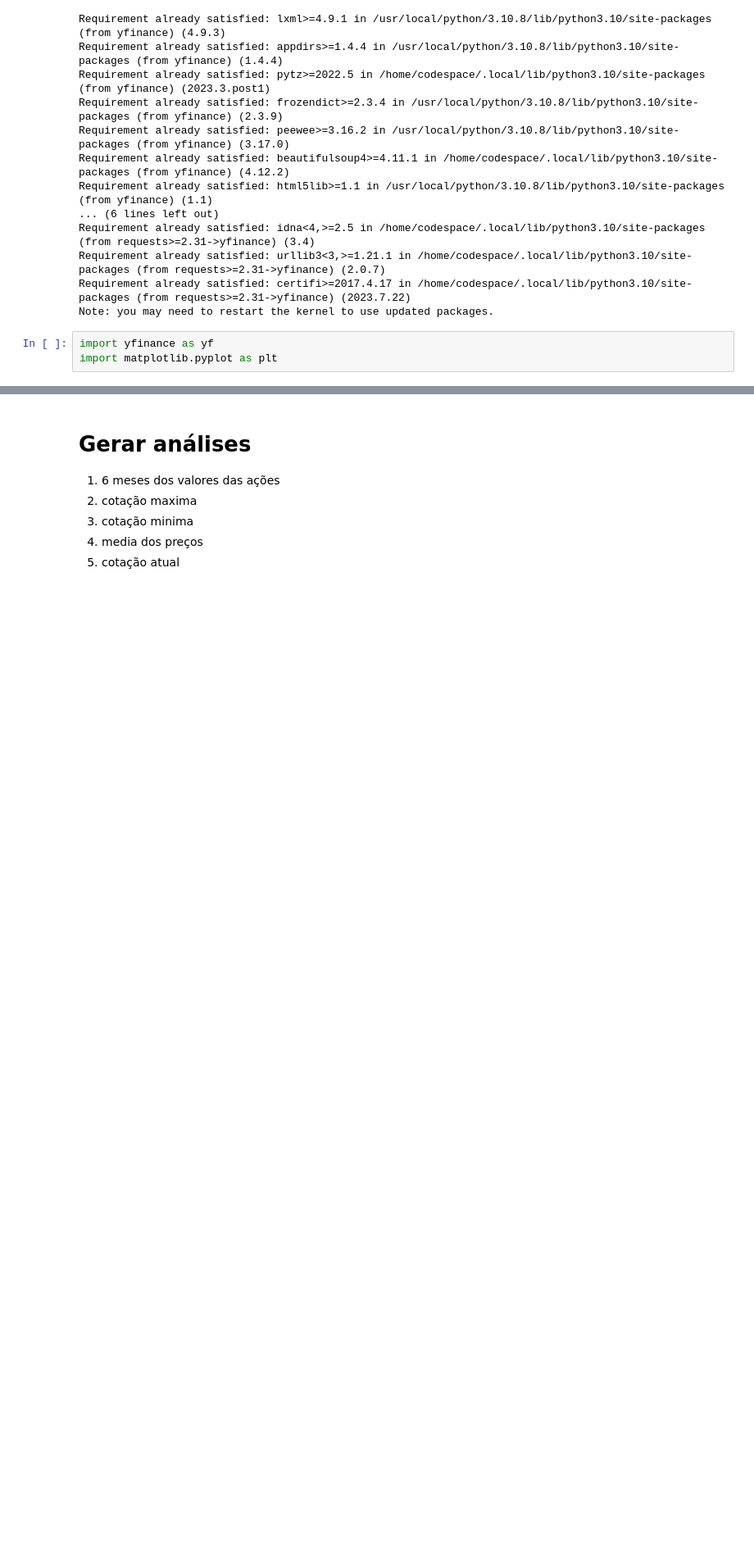
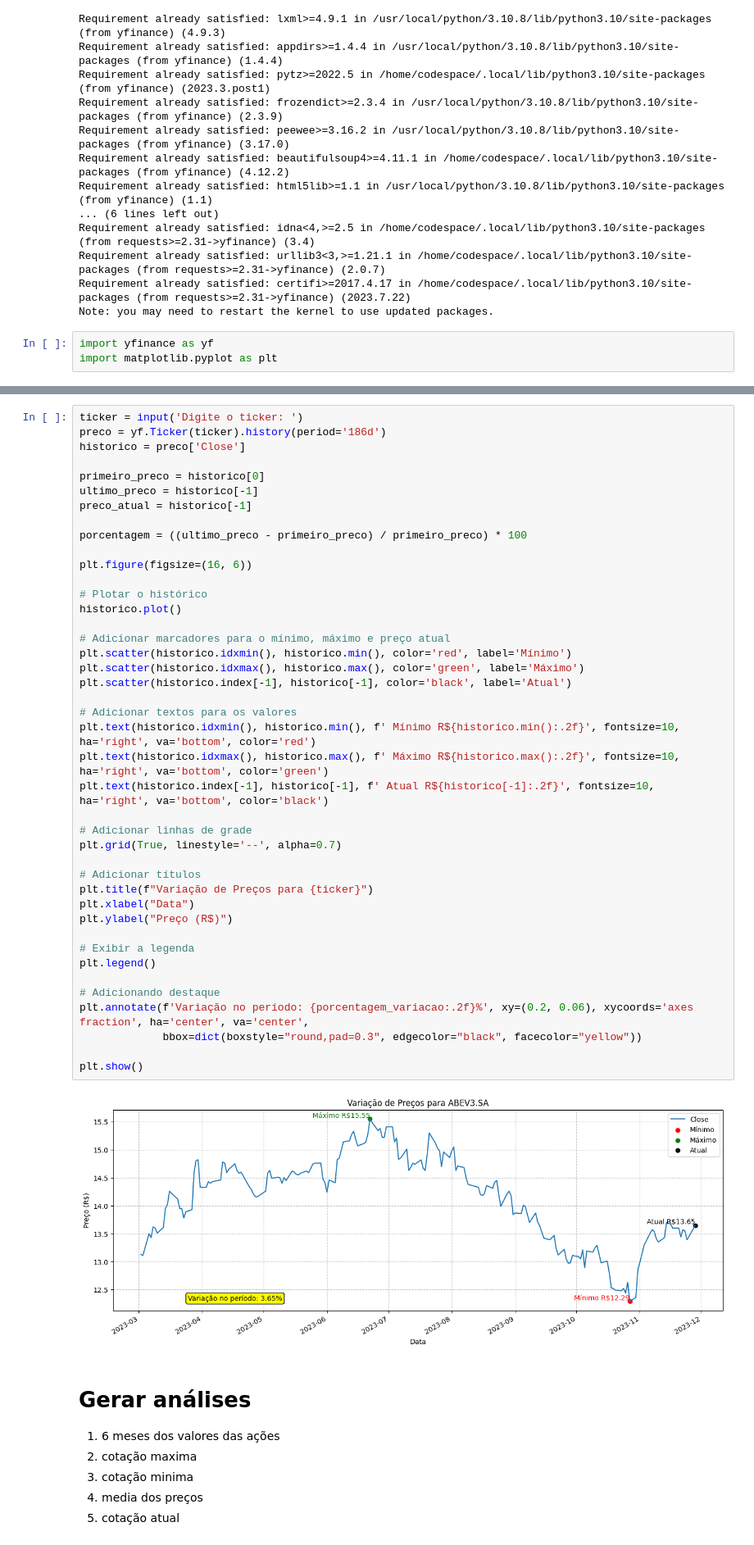
Before and after one commit to luisfernandogbraga/PROJETO_PESSOAL_ACOES, a Jupyter notebook: automação de processos.ipynb, the cells around one changed output, grey strips where cells are left out. Shown at 82% size. Cells and saved outputs as stored; diff of their text form; blank space fills up the shorter version.

```diff
--- a/automação de processos.ipynb
+++ b/automação de processos.ipynb
@@ -108,3 +31,47 @@ plt.show()
+# %%
+ticker = input('Digite o ticker: ')
+preco = yf.Ticker(ticker).history(period='186d')
+historico = preco['Close']
+
+primeiro_preco = historico[0]
+ultimo_preco = historico[-1]
+preco_atual = historico[-1]
+
+porcentagem = ((ultimo_preco - primeiro_preco) / primeiro_preco) * 100
+
+plt.figure(figsize=(16, 6))
+
+# Plotar o histórico
+historico.plot()
+
+# Adicionar marcadores para o mínimo, máximo e preço atual
+plt.scatter(historico.idxmin(), historico.min(), color='red', label='Mínimo')
+plt.scatter(historico.idxmax(), historico.max(), color='green', label='Máximo')
+plt.scatter(historico.index[-1], historico[-1], color='black', label='Atual')
+
+# Adicionar textos para os valores
+plt.text(historico.idxmin(), historico.min(), f' Mínimo R${historico.min():.2f}', fontsize=10, ha='right', va='bottom', color='red')
+plt.text(historico.idxmax(), historico.max(), f' Máximo R${historico.max():.2f}', fontsize=10, ha='right', va='bottom', color='green')
+plt.text(historico.index[-1], historico[-1], f' Atual R${historico[-1]:.2f}', fontsize=10, ha='right', va='bottom', color='black')
+
+# Adicionar linhas de grade
+plt.grid(True, linestyle='--', alpha=0.7)
+
+# Adicionar títulos
+plt.title(f"Variação de Preços para {ticker}")
+plt.xlabel("Data")
+plt.ylabel("Preço (R$)")
+
+# Exibir a legenda
+plt.legend()
+
+# Adicionando destaque
+plt.annotate(f'Variação no período: {porcentagem_variacao:.2f}%', xy=(0.2, 0.06), xycoords='axes fraction', ha='center', va='center',
+             bbox=dict(boxstyle="round,pad=0.3", edgecolor="black", facecolor="yellow"))
+
+plt.show()
+# %% [output]
+[figure, added]
 # %% [markdown]
 # Gerar análises
 
```
Also changed, not shown: parts of 8 cells of this notebook.
